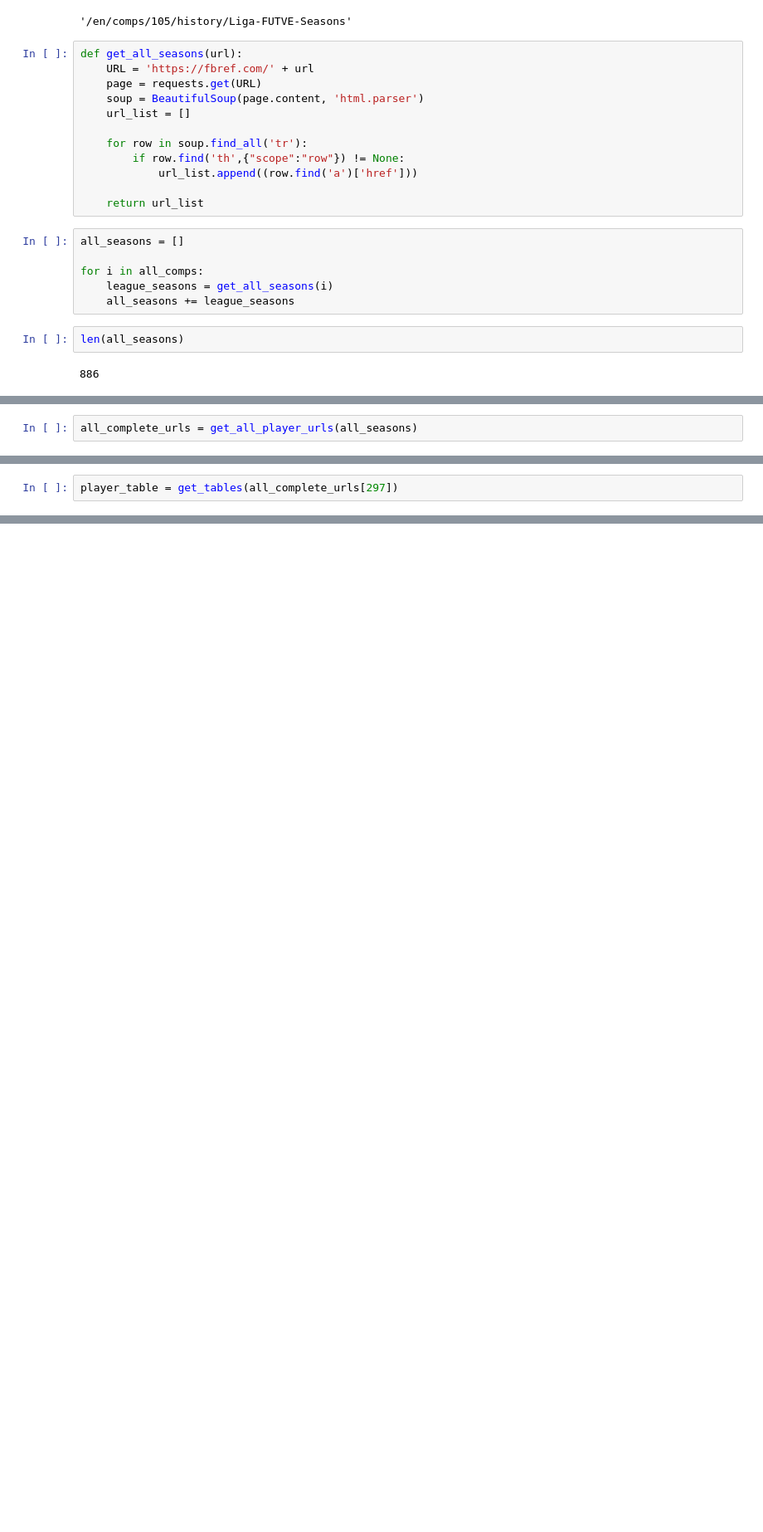
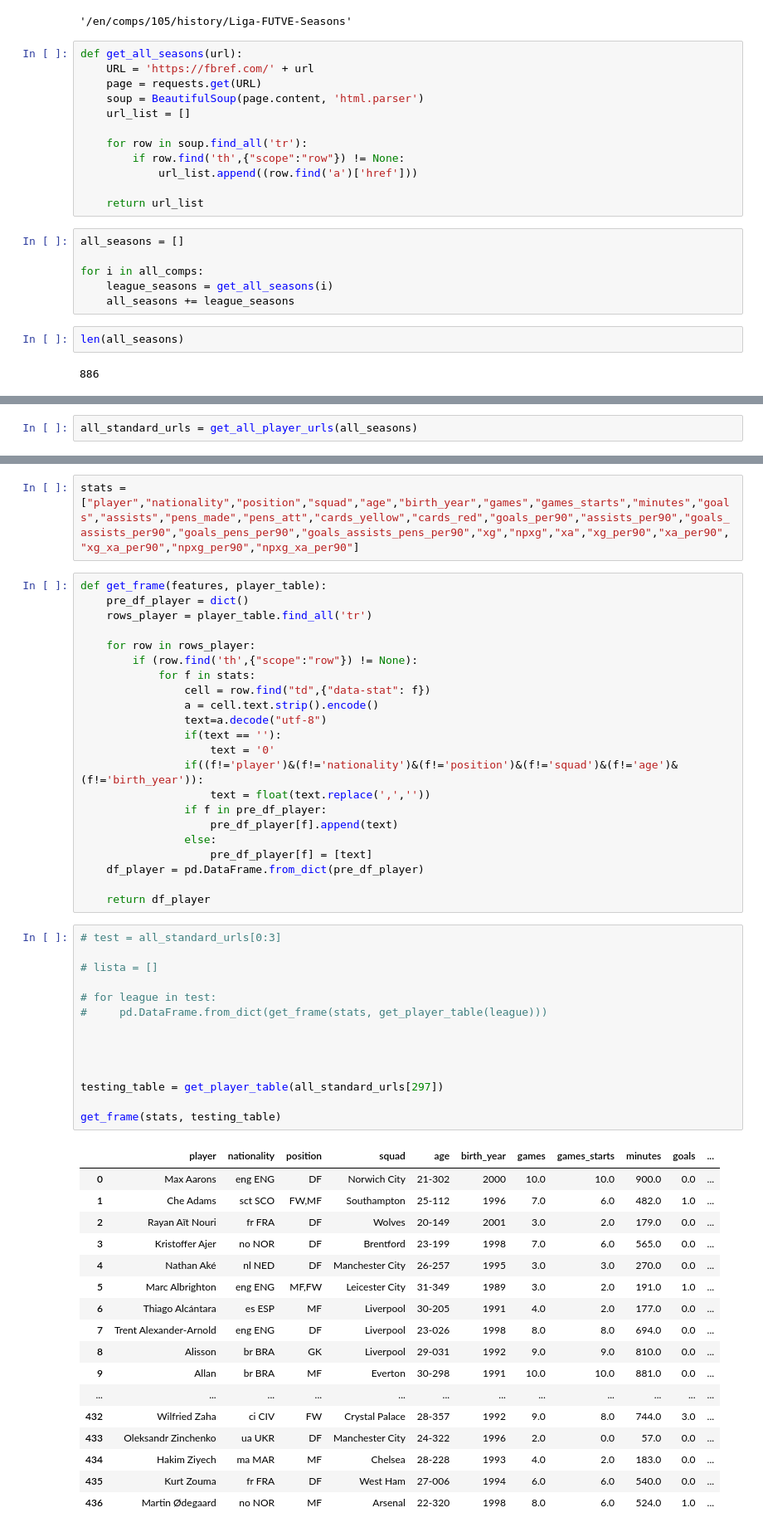
Before and after one commit to SravanRajupalem/FootballPredictions, a Jupyter notebook: FBREF Extract.ipynb, the cells around one changed output, grey strips where cells are left out. Shown at 83% size. Drawn from its saved outputs; the diff is of its cells as text; blank space fills up the shorter version.

```diff
--- a/FBREF Extract.ipynb
+++ b/FBREF Extract.ipynb
@@ -143,3 +119,3 @@ def get_all_player_urls(url_list):
 # %%
-all_complete_urls = get_all_player_urls(all_seasons)
+all_standard_urls = get_all_player_urls(all_seasons)
 # %%
@@ -167,2 +138,0 @@ def get_tables(url):
-# %%
-player_table = get_tables(all_complete_urls[297])
@@ -192,0 +141,56 @@ td1
+# %%
+stats = ["player","nationality","position","squad","age","birth_year","games","games_starts","minutes","goals","assists","pens_made","pens_att","cards_yellow","cards_red","goals_per90","assists_per90","goals_assists_per90","goals_pens_per90","goals_assists_pens_per90","xg","npxg","xa","xg_per90","xa_per90","xg_xa_per90","npxg_per90","npxg_xa_per90"]
+# %%
+def get_frame(features, player_table):
+    pre_df_player = dict()
+    rows_player = player_table.find_all('tr')
+
+    for row in rows_player:
+        if (row.find('th',{"scope":"row"}) != None):
+            for f in stats:
+                cell = row.find("td",{"data-stat": f})
+                a = cell.text.strip().encode()
+                text=a.decode("utf-8")
+                if(text == ''):
+                    text = '0'
+                if((f!='player')&(f!='nationality')&(f!='position')&(f!='squad')&(f!='age')&(f!='birth_year')):
+                    text = float(text.replace(',',''))
+                if f in pre_df_player:
+                    pre_df_player[f].append(text)
+                else:
+                    pre_df_player[f] = [text]
+    df_player = pd.DataFrame.from_dict(pre_df_player)
+
+    return df_player
+# %%
+# test = all_standard_urls[0:3]
+
+# lista = []
+
+# for league in test:
+#     pd.DataFrame.from_dict(get_frame(stats, get_player_table(league)))
+
+
+
+
+testing_table = get_player_table(all_standard_urls[297])
+
+get_frame(stats, testing_table)
+# %% [output]
+|  | player | nationality | position | squad | age | birth_year | games | games_starts | minutes | goals | ... |
+| 0 | Max Aarons | eng ENG | DF | Norwich City | 21-302 | 2000 | 10.0 | 10.0 | 900.0 | 0.0 | ... |
+| 1 | Che Adams | sct SCO | FW,MF | Southampton | 25-112 | 1996 | 7.0 | 6.0 | 482.0 | 1.0 | ... |
+| 2 | Rayan Aït Nouri | fr FRA | DF | Wolves | 20-149 | 2001 | 3.0 | 2.0 | 179.0 | 0.0 | ... |
+| 3 | Kristoffer Ajer | no NOR | DF | Brentford | 23-199 | 1998 | 7.0 | 6.0 | 565.0 | 0.0 | ... |
+| 4 | Nathan Aké | nl NED | DF | Manchester City | 26-257 | 1995 | 3.0 | 3.0 | 270.0 | 0.0 | ... |
+| 5 | Marc Albrighton | eng ENG | MF,FW | Leicester City | 31-349 | 1989 | 3.0 | 2.0 | 191.0 | 1.0 | ... |
+| 6 | Thiago Alcántara | es ESP | MF | Liverpool | 30-205 | 1991 | 4.0 | 2.0 | 177.0 | 0.0 | ... |
+| 7 | Trent Alexander-Arnold | eng ENG | DF | Liverpool | 23-026 | 1998 | 8.0 | 8.0 | 694.0 | 0.0 | ... |
+| 8 | Alisson | br BRA | GK | Liverpool | 29-031 | 1992 | 9.0 | 9.0 | 810.0 | 0.0 | ... |
+| 9 | Allan | br BRA | MF | Everton | 30-298 | 1991 | 10.0 | 10.0 | 881.0 | 0.0 | ... |
+| ... | ... | ... | ... | ... | ... | ... | ... | ... | ... | ... | ... |
+| 432 | Wilfried Zaha | ci CIV | FW | Crystal Palace | 28-357 | 1992 | 9.0 | 8.0 | 744.0 | 3.0 | ... |
+| 433 | Oleksandr Zinchenko | ua UKR | DF | Manchester City | 24-322 | 1996 | 2.0 | 0.0 | 57.0 | 0.0 | ... |
+| 434 | Hakim Ziyech | ma MAR | MF | Chelsea | 28-228 | 1993 | 4.0 | 2.0 | 183.0 | 0.0 | ... |
+| 435 | Kurt Zouma | fr FRA | DF | West Ham | 27-006 | 1994 | 6.0 | 6.0 | 540.0 | 0.0 | ... |
+| 436 | Martin Ødegaard | no NOR | MF | Arsenal | 22-320 | 1998 | 8.0 | 6.0 | 524.0 | 1.0 | ... |
```
Also changed, not shown: parts of 12 cells of this notebook.
